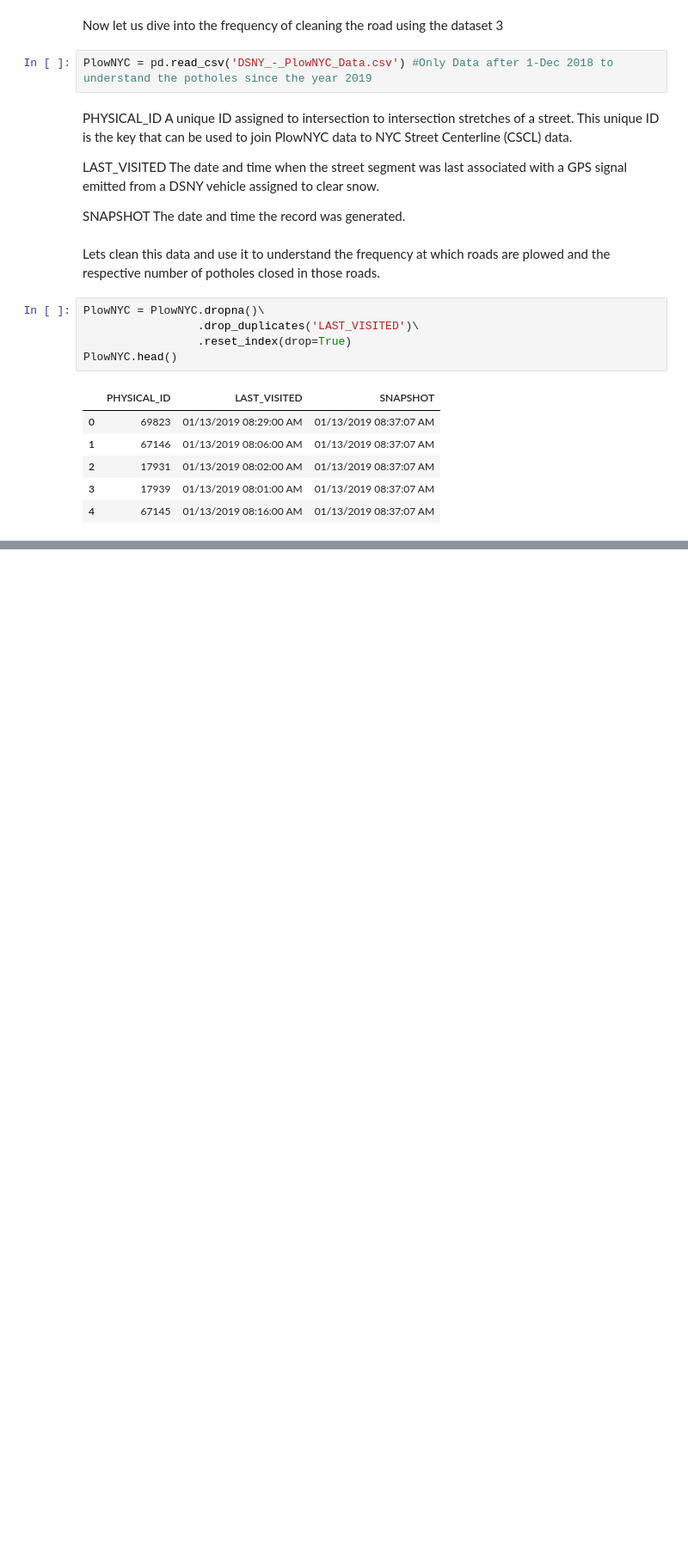
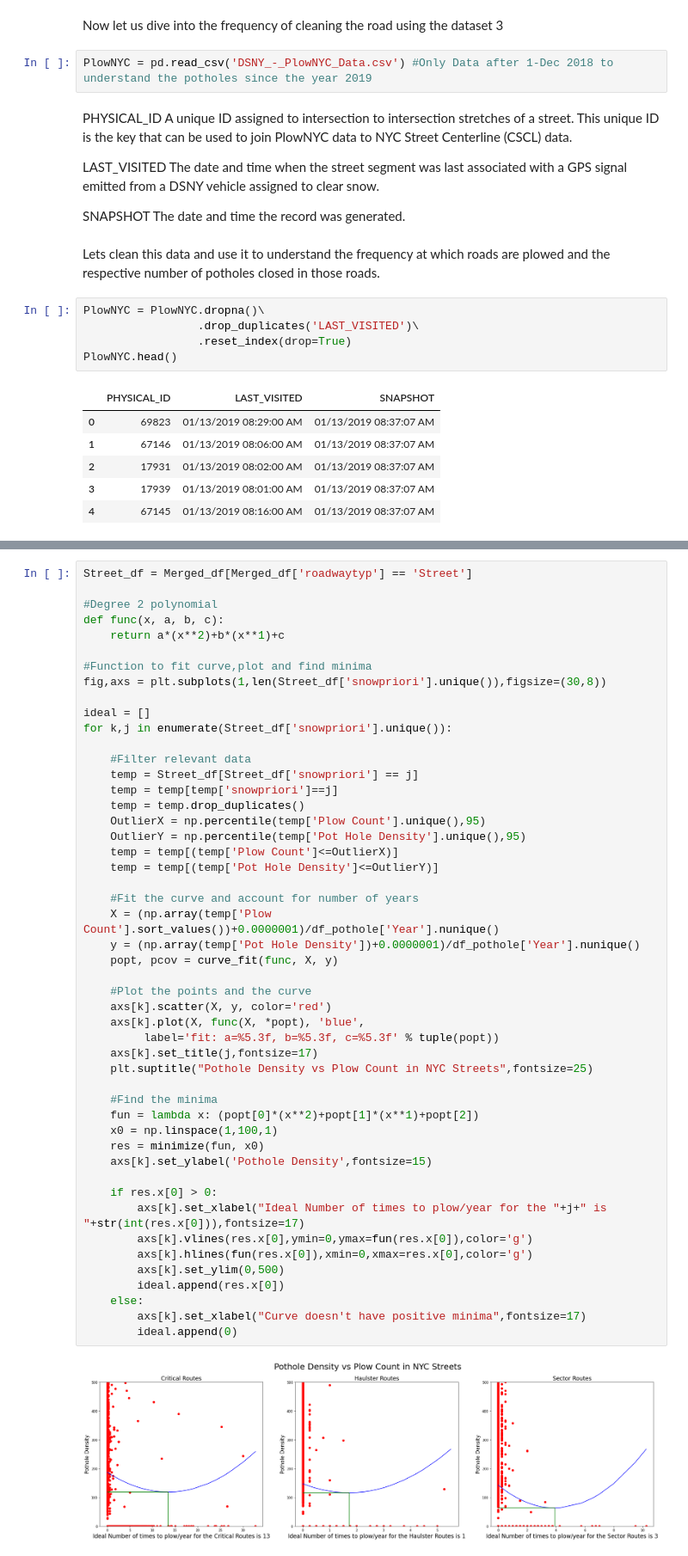
Before and after one commit to NYU-Marron-Urban-Data-Hackathon/Brooklyn-nine-nine, a Jupyter notebook: Plowing Snow vs Potholes.ipynb, the cells around one changed output, grey strips where cells are left out. Shown at 86% size. Saved outputs shown, nothing was run; the diff lists cells and outputs as text; blank space fills up the shorter version.

```diff
--- a/Plowing Snow vs Potholes.ipynb
+++ b/Plowing Snow vs Potholes.ipynb
@@ -451,0 +406,51 @@ Will this solve the <b>public menace</b>? We can't conclude. But given the data
+# %%
+Street_df = Merged_df[Merged_df['roadwaytyp'] == 'Street']
+
+#Degree 2 polynomial
+def func(x, a, b, c):
+    return a*(x**2)+b*(x**1)+c
+
+#Function to fit curve,plot and find minima
+fig,axs = plt.subplots(1,len(Street_df['snowpriori'].unique()),figsize=(30,8))
+
+ideal = []
+for k,j in enumerate(Street_df['snowpriori'].unique()):
+
+    #Filter relevant data
+    temp = Street_df[Street_df['snowpriori'] == j]
+    temp = temp[temp['snowpriori']==j]
+    temp = temp.drop_duplicates()
+    OutlierX = np.percentile(temp['Plow Count'].unique(),95)
+    OutlierY = np.percentile(temp['Pot Hole Density'].unique(),95)
+    temp = temp[(temp['Plow Count']<=OutlierX)]
+    temp = temp[(temp['Pot Hole Density']<=OutlierY)]
+
+    #Fit the curve and account for number of years
+    X = (np.array(temp['Plow Count'].sort_values())+0.0000001)/df_pothole['Year'].nunique()
+    y = (np.array(temp['Pot Hole Density'])+0.0000001)/df_pothole['Year'].nunique()
+    popt, pcov = curve_fit(func, X, y)
+
+    #Plot the points and the curve
+    axs[k].scatter(X, y, color='red')
+    axs[k].plot(X, func(X, *popt), 'blue',
+         label='fit: a=%5.3f, b=%5.3f, c=%5.3f' % tuple(popt))
+    axs[k].set_title(j,fontsize=17)
+    plt.suptitle("Pothole Density vs Plow Count in NYC Streets",fontsize=25)
+
+    #Find the minima
+    fun = lambda x: (popt[0]*(x**2)+popt[1]*(x**1)+popt[2])
+    x0 = np.linspace(1,100,1)
+    res = minimize(fun, x0)
+    axs[k].set_ylabel('Pothole Density',fontsize=15)
+
+    if res.x[0] > 0:
+        axs[k].set_xlabel("Ideal Number of times to plow/year for the "+j+" is "+str(int(res.x[0])),fontsize=17)
+        axs[k].vlines(res.x[0],ymin=0,ymax=fun(res.x[0]),color='g')
+        axs[k].hlines(fun(res.x[0]),xmin=0,xmax=res.x[0],color='g')
+        axs[k].set_ylim(0,500)
+        ideal.append(res.x[0])
+    else:
+        axs[k].set_xlabel("Curve doesn't have positive minima",fontsize=17)
+        ideal.append(0)
+# %% [output]
+[figure, added]
```
Also changed, not shown: parts of 47 cells of this notebook.
